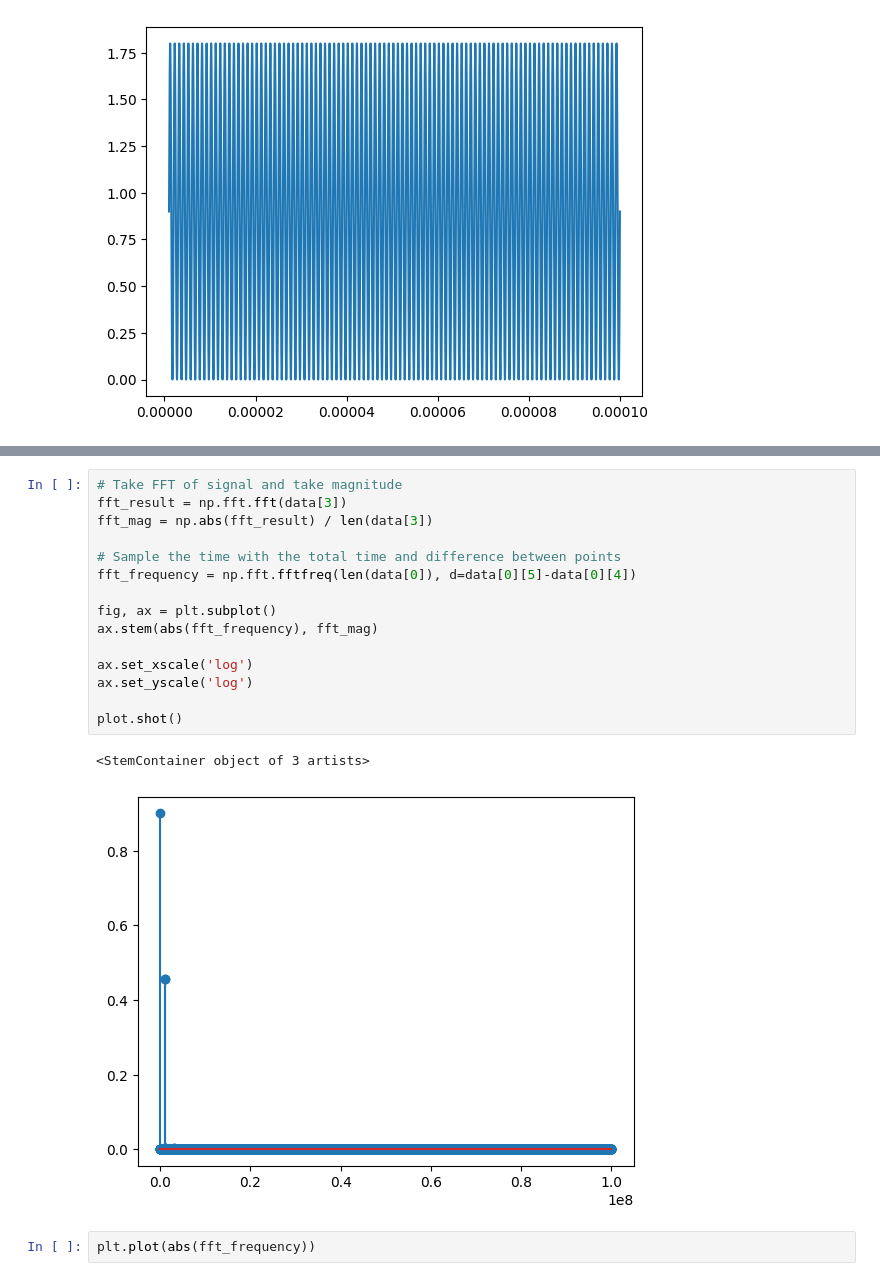
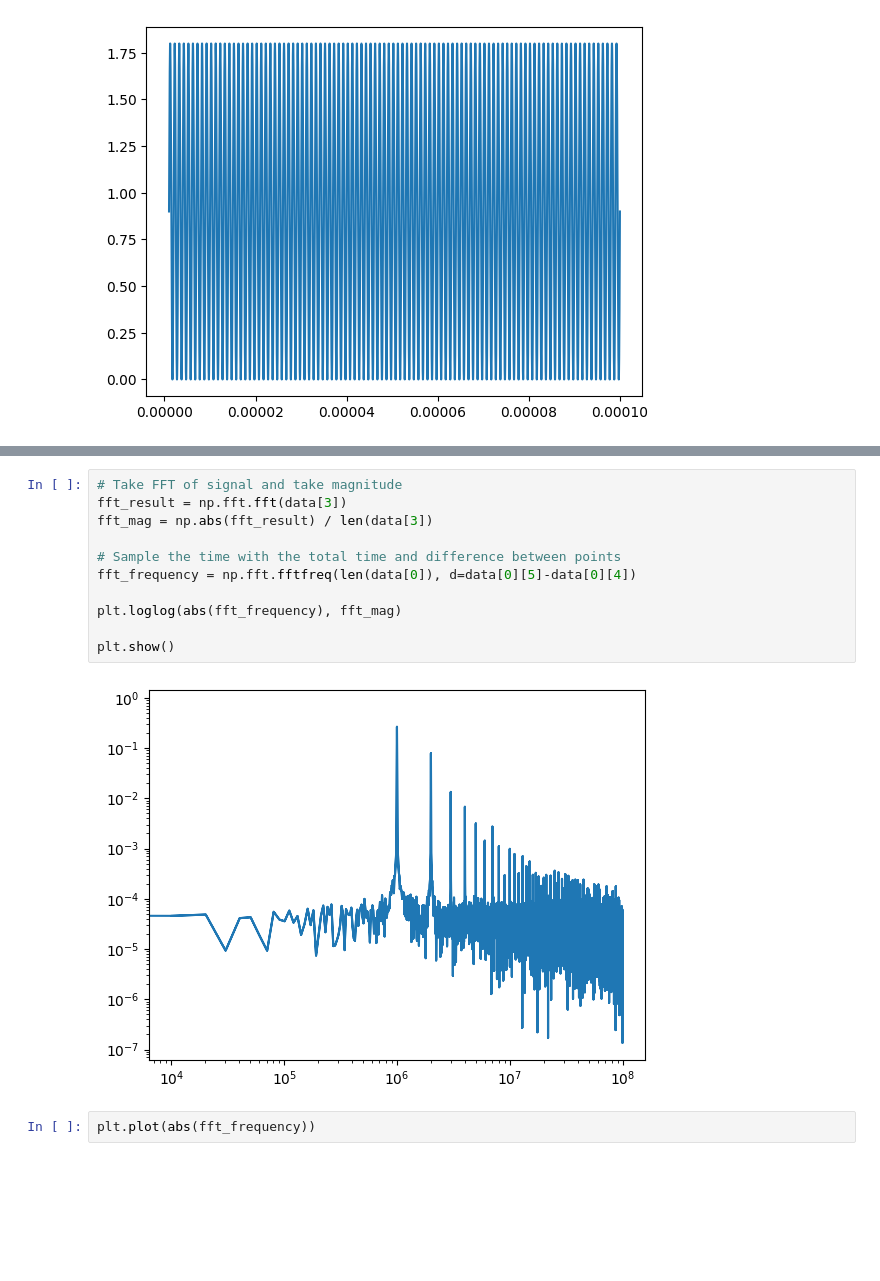
Before and after one commit to nwells157/6bit_flash_adc_sky130, a Jupyter notebook: scripts/simulation/tb_adc_top/fft.ipynb, the cells around one changed output, grey strips where cells are left out. Saved outputs shown, nothing was run; the diff lists cells and outputs as text; blank space fills up the shorter version.

```diff
--- a/scripts/simulation/tb_adc_top/fft.ipynb
+++ b/scripts/simulation/tb_adc_top/fft.ipynb
@@ -29,21 +29,16 @@ plt.loglog(abs(fft_frequency), fft_mag)
 # %%
 # Take FFT of signal and take magnitude
 fft_result = np.fft.fft(data[3])
 fft_mag = np.abs(fft_result) / len(data[3])
 
 # Sample the time with the total time and difference between points
 fft_frequency = np.fft.fftfreq(len(data[0]), d=data[0][5]-data[0][4])
 
-fig, ax = plt.subplot()
-ax.stem(abs(fft_frequency), fft_mag)
+plt.loglog(abs(fft_frequency), fft_mag)
 
-ax.set_xscale('log')
-ax.set_yscale('log')
-
-plot.shot()
+plt.show()
 # %% [output]
-<StemContainer object of 3 artists>
-[figure, old version]
+[figure, new version]
 # %%
 plt.plot(abs(fft_frequency))
 # %% [output]
```
Also changed, not shown: parts of 1 cell of this notebook, 22 other files.
